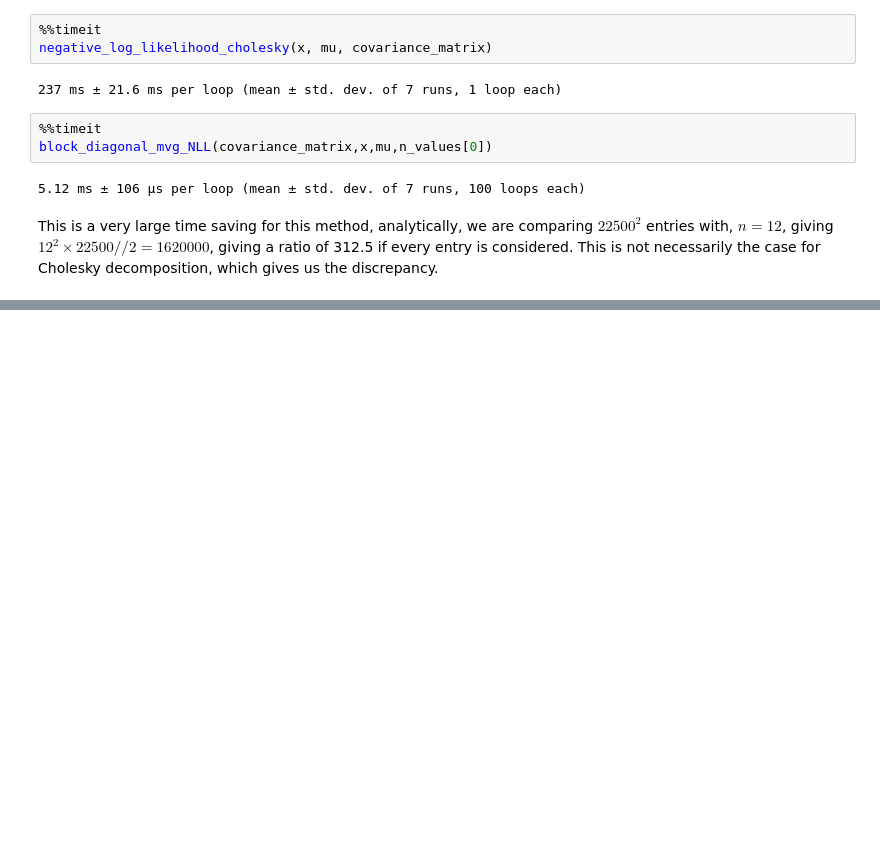
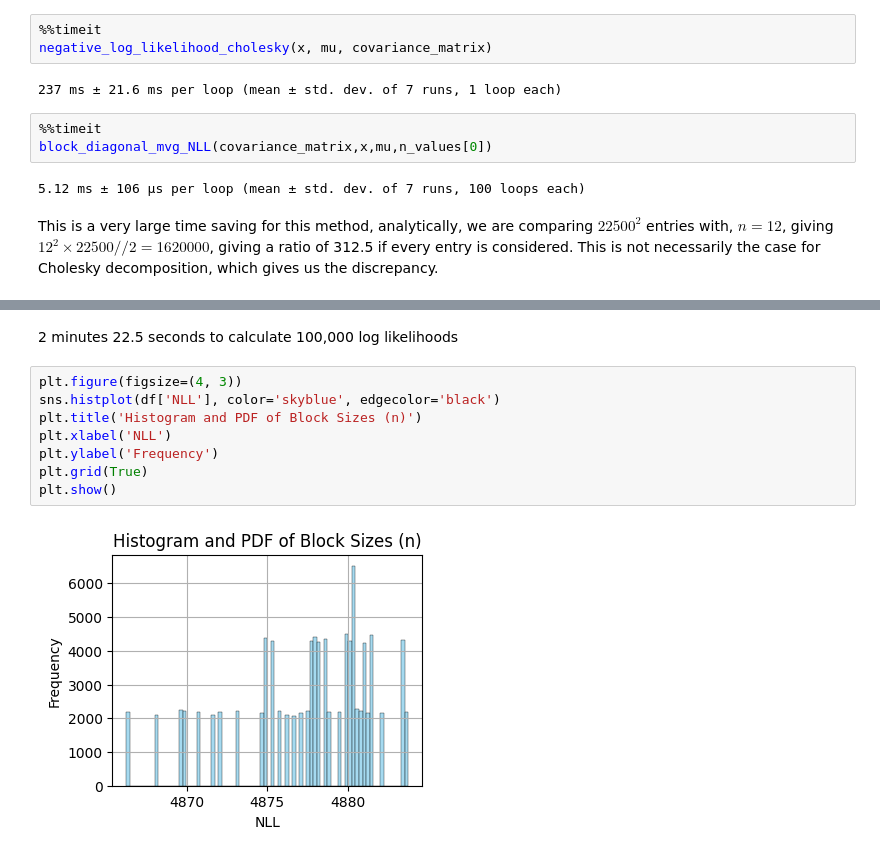
Before and after one commit to AbhishekDey03/mathematical-notebooks, a Jupyter notebook: covariance_matrix_calculations.ipynb, the cells around one changed output, grey strips where cells are left out. Saved outputs shown, nothing was run; the diff lists cells and outputs as text; blank space fills up the shorter version.

```diff
--- a/covariance_matrix_calculations.ipynb
+++ b/covariance_matrix_calculations.ipynb
@@ -266,0 +275,12 @@ nll_to_matrix = lambda cov, x, mu, n_values: np.column_stack(np.array([block_dia
+# %% [markdown]
+2 minutes 22.5 seconds to calculate 100,000 log likelihoods
+# %%
+plt.figure(figsize=(4, 3))
+sns.histplot(df['NLL'], color='skyblue', edgecolor='black')
+plt.title('Histogram and PDF of Block Sizes (n)')
+plt.xlabel('NLL')
+plt.ylabel('Frequency')
+plt.grid(True)
+plt.show()
+# %% [output]
+[figure, added]
```
Also changed, not shown: parts of 6 cells of this notebook.
